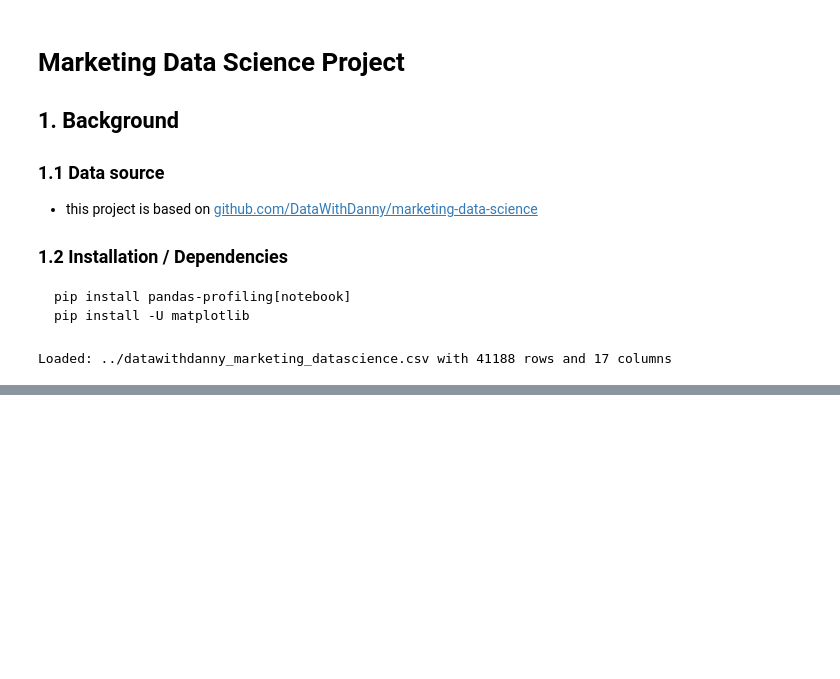
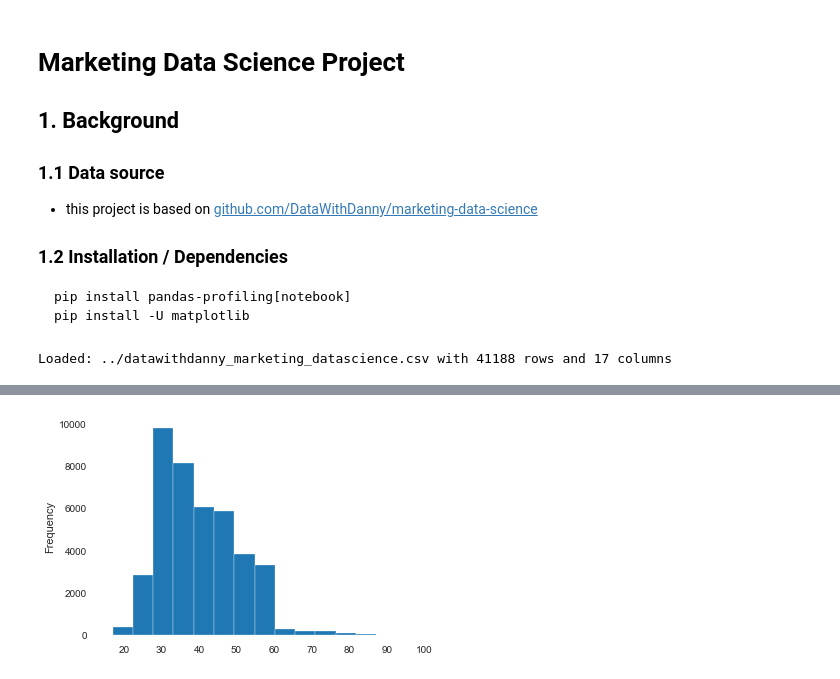
Before and after one commit to nathanielng/marketing-data-science, a Jupyter notebook: jupyter/01_analysis.ipynb, the cells around one changed output, grey strips where cells are left out. Cells and saved outputs as stored; diff of their text form; code cells hidden in the pictures; blank space fills up the shorter version.

```diff
--- a/jupyter/01_analysis.ipynb
+++ b/jupyter/01_analysis.ipynb
@@ -89,0 +120,4 @@ profile.to_notebook_iframe()
+# %%
+df['age'].plot(kind='hist', bins=15);
+# %% [output]
+[figure, added]
```
Also changed, not shown: parts of 14 cells of this notebook, 1 other file.
